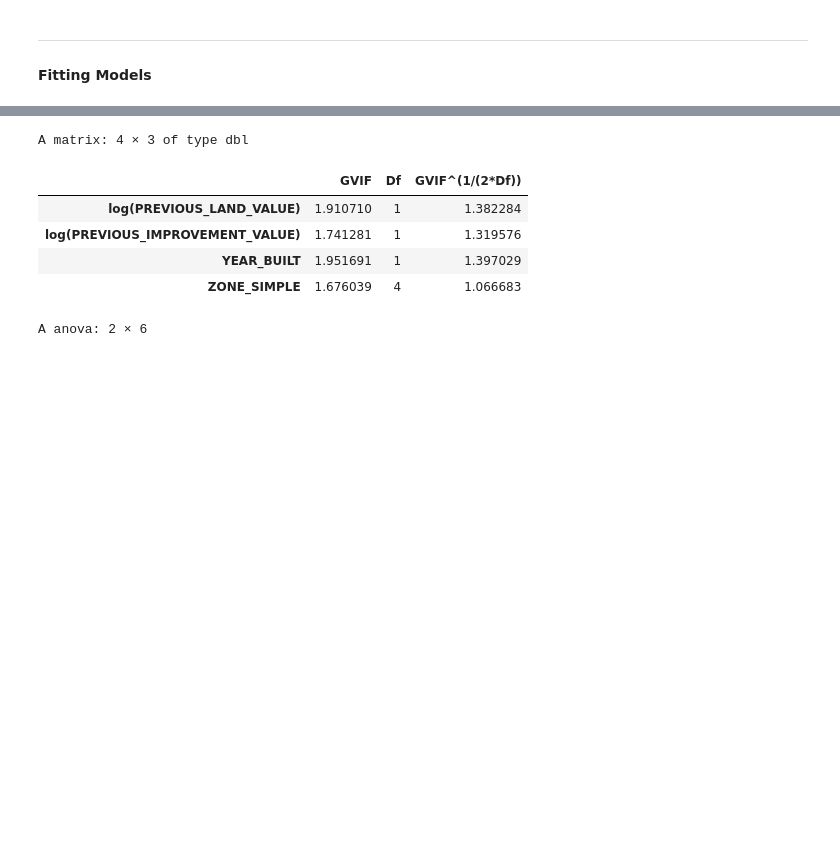
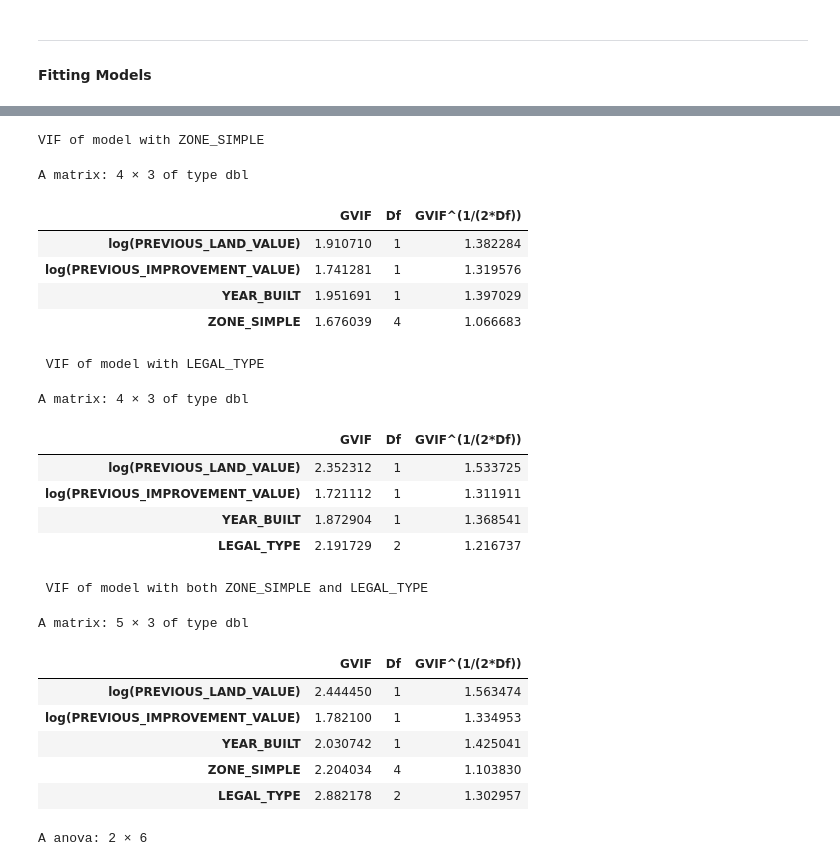
Before and after one commit to drrnaxl/STAT-306-Project, a Jupyter notebook: STAT_306_with_zoning.ipynb, the cells around one changed output, grey strips where cells are left out. Saved outputs shown, nothing was run; the diff lists cells and outputs as text; code cells hidden in the pictures; blank space fills up the shorter version.

```diff
--- a/STAT_306_with_zoning.ipynb
+++ b/STAT_306_with_zoning.ipynb
@@ -139,7 +140,13 @@ PREVIOUS_IMPROVEMENT_VALUE                 YEAR_BUILT
 # %%
 fit <- lm(log(CURRENT_LAND_VALUE) ~ log(PREVIOUS_LAND_VALUE) + log(PREVIOUS_IMPROVEMENT_VALUE) + YEAR_BUILT + ZONE_SIMPLE, data = property2)
 bb <- coef(fit)
-
 # bb
+fit_both <- lm(log(CURRENT_LAND_VALUE) ~ log(PREVIOUS_LAND_VALUE) + log(PREVIOUS_IMPROVEMENT_VALUE) + YEAR_BUILT + ZONE_SIMPLE + LEGAL_TYPE, data = property2)
+fit_legal <- lm(log(CURRENT_LAND_VALUE) ~ log(PREVIOUS_LAND_VALUE) + log(PREVIOUS_IMPROVEMENT_VALUE) + YEAR_BUILT + LEGAL_TYPE, data = property2)
+cat("Additive Model with ZONE_SIMPLE")
 summary(fit)
+cat(" \n \n Additive Model with LEGAL_TYPE")
+summary(fit_legal)
+cat("\n \n Additive Model with both ZONE_SIMPLE and LEGAL_TYPE")
+summary(fit_both)
 # %% [output]
@@ -163,12 +207,33 @@ F-statistic: 2.797e+04 on 7 and 1891 DF,  p-value: < 2.2e-16
 # %%
+cat("VIF of model with ZONE_SIMPLE")
 vif(fit)
+cat("\n \n VIF of model with LEGAL_TYPE")
+vif(fit_legal)
+cat("\n \n VIF of model with both ZONE_SIMPLE and LEGAL_TYPE")
+vif(fit_both)
 # %% [output]
-A matrix: 4 × 3 of type dbl
+VIF of model with ZONE_SIMPLE
+A matrix: 4 × 3 of type dbl
 |  | GVIF | Df | GVIF^(1/(2*Df)) |
 | log(PREVIOUS_LAND_VALUE) | 1.910710 | 1 | 1.382284 |
 | log(PREVIOUS_IMPROVEMENT_VALUE) | 1.741281 | 1 | 1.319576 |
 | YEAR_BUILT | 1.951691 | 1 | 1.397029 |
 | ZONE_SIMPLE | 1.676039 | 4 | 1.066683 |
+ VIF of model with LEGAL_TYPE
+A matrix: 4 × 3 of type dbl
+|  | GVIF | Df | GVIF^(1/(2*Df)) |
+| log(PREVIOUS_LAND_VALUE) | 2.352312 | 1 | 1.533725 |
+| log(PREVIOUS_IMPROVEMENT_VALUE) | 1.721112 | 1 | 1.311911 |
+| YEAR_BUILT | 1.872904 | 1 | 1.368541 |
+| LEGAL_TYPE | 2.191729 | 2 | 1.216737 |
+ VIF of model with both ZONE_SIMPLE and LEGAL_TYPE
+A matrix: 5 × 3 of type dbl
+|  | GVIF | Df | GVIF^(1/(2*Df)) |
+| log(PREVIOUS_LAND_VALUE) | 2.444450 | 1 | 1.563474 |
+| log(PREVIOUS_IMPROVEMENT_VALUE) | 1.782100 | 1 | 1.334953 |
+| YEAR_BUILT | 2.030742 | 1 | 1.425041 |
+| ZONE_SIMPLE | 2.204034 | 4 | 1.103830 |
+| LEGAL_TYPE | 2.882178 | 2 | 1.302957 |
 # %%
 fit_int <- lm(log(CURRENT_LAND_VALUE) ~ log(PREVIOUS_LAND_VALUE) * ZONE_SIMPLE +
               log(PREVIOUS_IMPROVEMENT_VALUE) + YEAR_BUILT, data = property2)
```
Also changed, not shown: parts of 5 cells of this notebook.
